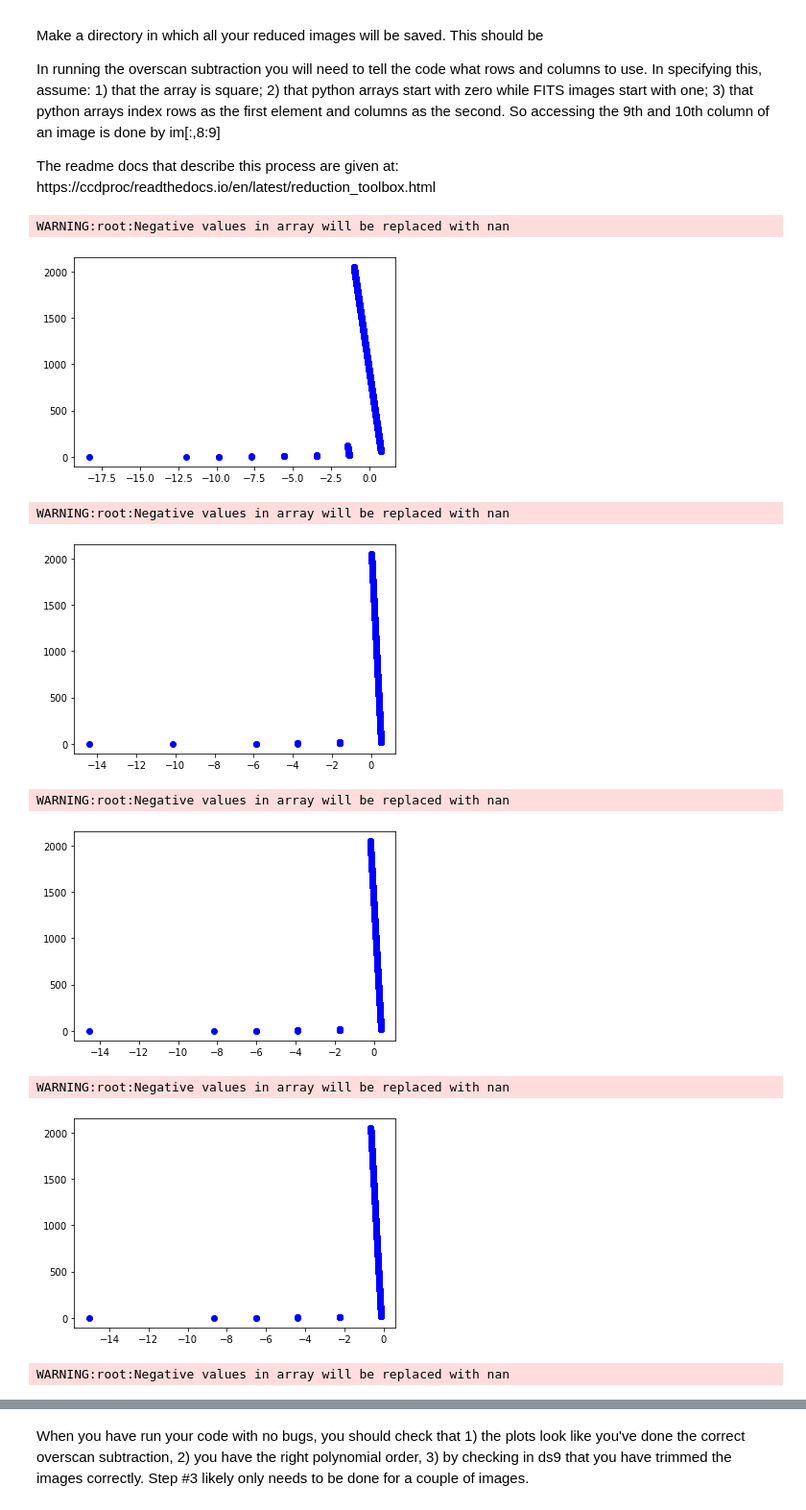
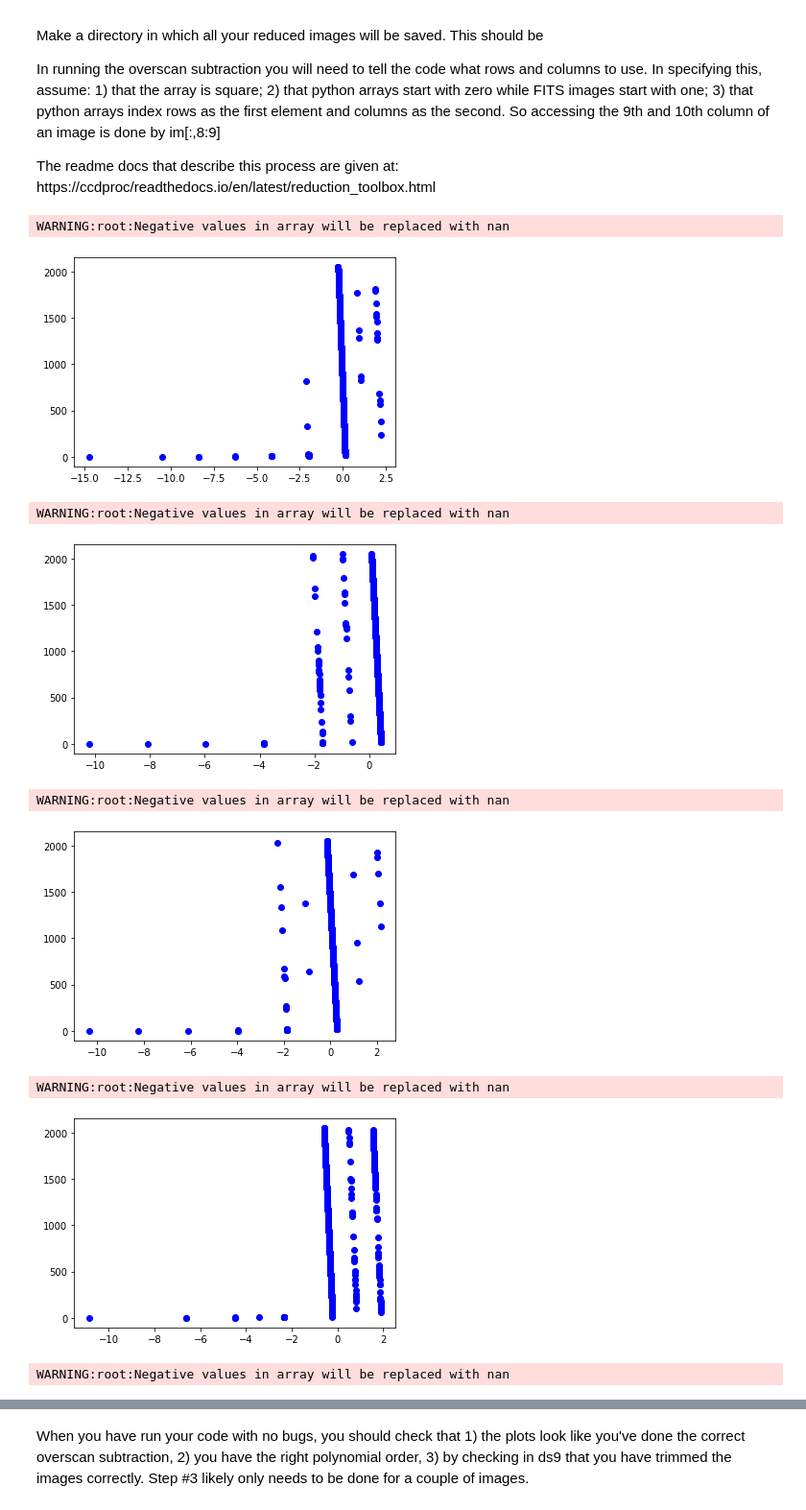
Before and after one commit to sharongary/astr596_sgaryobsproject, a Jupyter notebook: reduction_part1_student.ipynb, the cells around one changed output, grey strips where cells are left out. Shown: that part at 96% size. Cells and saved outputs as stored; diff of their text form; code cells hidden in the pictures.

```diff
--- a/reduction_part1_student.ipynb
+++ b/reduction_part1_student.ipynb
@@ -112,0 +170,6 @@ biaslist_good =  ['b000.fits' 'b001.fits' 'b002.fits' 'b003.fits' 'b004.fits' 'b
+# %%
+badlist6 = np.array([])
+
+#make a cleaned version of the biaslist
+sciencelist_B_M31_good = imlist_clean(sciencelist_B_M31,badlist6)
+print("sciencelist_B_M31_good = ",sciencelist_B_M31_good)
@@ -112,0 +178,6 @@ biaslist_good =  ['b000.fits' 'b001.fits' 'b002.fits' 'b003.fits' 'b004.fits' 'b
+# %%
+badlist7 = np.array([])
+
+#make a cleaned version of the biaslist
+sciencelist_B_NGC7128_good = imlist_clean(sciencelist_B_NGC7128,badlist7)
+print("sciencelist_B_NGC7128_good = ",sciencelist_B_NGC7128_good)
@@ -112,0 +187,6 @@ biaslist_good =  ['b000.fits' 'b001.fits' 'b002.fits' 'b003.fits' 'b004.fits' 'b
+# %%
+badlist8 = np.array([])
+
+#make a cleaned version of the biaslist
+sciencelist_V_NGC7128_good = imlist_clean(sciencelist_V_NGC7128,badlist8)
+print("sciencelist_V_NGC7128_good = ",sciencelist_V_NGC7128_good)
@@ -142,7 +225,7 @@ def oscan_subtract(imlist, redpath, rawpath):
     rn =  3.88
 
     #loop over every image name in the bias list
-    for imname in biaslist_good:
+    for imname in imlist:
 
         #create the image name, including the path
         imstr = rawpath + imname
@@ -164,7 +247,7 @@ def oscan_subtract(imlist, redpath, rawpath):
         #of one term (constant) and see how well it does
         #**********
         poly_model = models.Polynomial1D(1)
-        oscan_sub_im = ccdproc.subtract_overscan(gain_corr_im,overscan = gain_corr_im[:,1947:2047], \
+        oscan_sub_im = ccdproc.subtract_overscan(gain_corr_im,overscan = gain_corr_im[:,2048:], \
                                                  overscan_axis=1,model=poly_model)
 
         #make a plot of the median of each row of the now-subtracted overscan columns
@@ -176,7 +259,7 @@ def oscan_subtract(imlist, redpath, rawpath):
         #now go through every row, take the median, and put it into the check array
         #**********
         for i in range(len(np.asarray(oscan_sub_im[:]))):
-            oscan_check[i] = np.median(oscan_sub_im[i,:1947])
+            oscan_check[i] = np.median(oscan_sub_im[i,2048:])
 
         #make a plot of the median vs the row number
         #**********
@@ -185,7 +268,7 @@ def oscan_subtract(imlist, redpath, rawpath):
 
         #trim off the overscan regions
         #**********
-        trimmed_im = ccdproc.trim_image(oscan_sub_im[:1947])
+        trimmed_im = ccdproc.trim_image(oscan_sub_im[:,:2048])
 
         #write the image
         tr_imname = imname.replace('.fits','_tr.fits',1)
@@ -194,18 +277,26 @@ def oscan_subtract(imlist, redpath, rawpath):
 # %%
 #perform overscan subtraction on the bias frames
 #the reduction path
 #****** This should be the absolute path to your files
 rawpath = '/home/s078g493/ASTR596/Data/Raw/20191106/'
-redpath = '/home/s078g493/ASTR596/Data Reduced/'
+redpath = '/home/s078g493/ASTR596/Data/Reduced/'
 
 oscan_subtract(biaslist_good, redpath, rawpath)
+oscan_subtract(flatlist_R_good, redpath, rawpath)
+oscan_subtract(flatlist_B_good, redpath, rawpath)
+oscan_subtract(flatlist_V_good, redpath, rawpath)
+oscan_subtract(sciencelist_R_M31_good, redpath, rawpath)
+oscan_subtract(sciencelist_B_M31_good, redpath, rawpath)
+oscan_subtract(sciencelist_V_M31_good, redpath, rawpath)
+oscan_subtract(sciencelist_B_NGC7128_good, redpath, rawpath)
+oscan_subtract(sciencelist_V_NGC7128_good, redpath, rawpath)
 # %% [output]
 WARNING:root:Negative values in array will be replaced with nan
-[figure, old version]
+[figure, new version]
 WARNING:root:Negative values in array will be replaced with nan
-[figure, old version]
+[figure, new version]
 WARNING:root:Negative values in array will be replaced with nan
-[figure, old version]
+[figure, new version]
 WARNING:root:Negative values in array will be replaced with nan
-[figure, old version]
+[figure, new version]
 WARNING:root:Negative values in array will be replaced with nan
```
Also changed, not shown: parts of 11 cells of this notebook, 1 other file.
